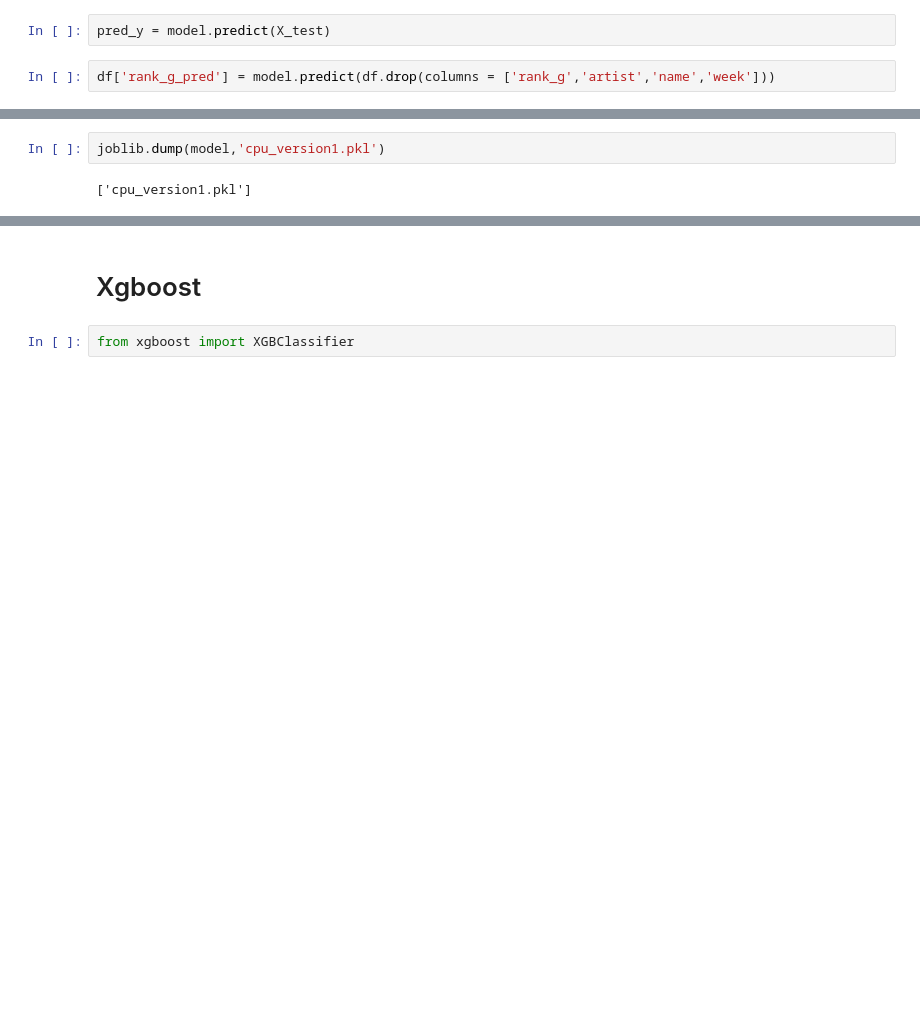
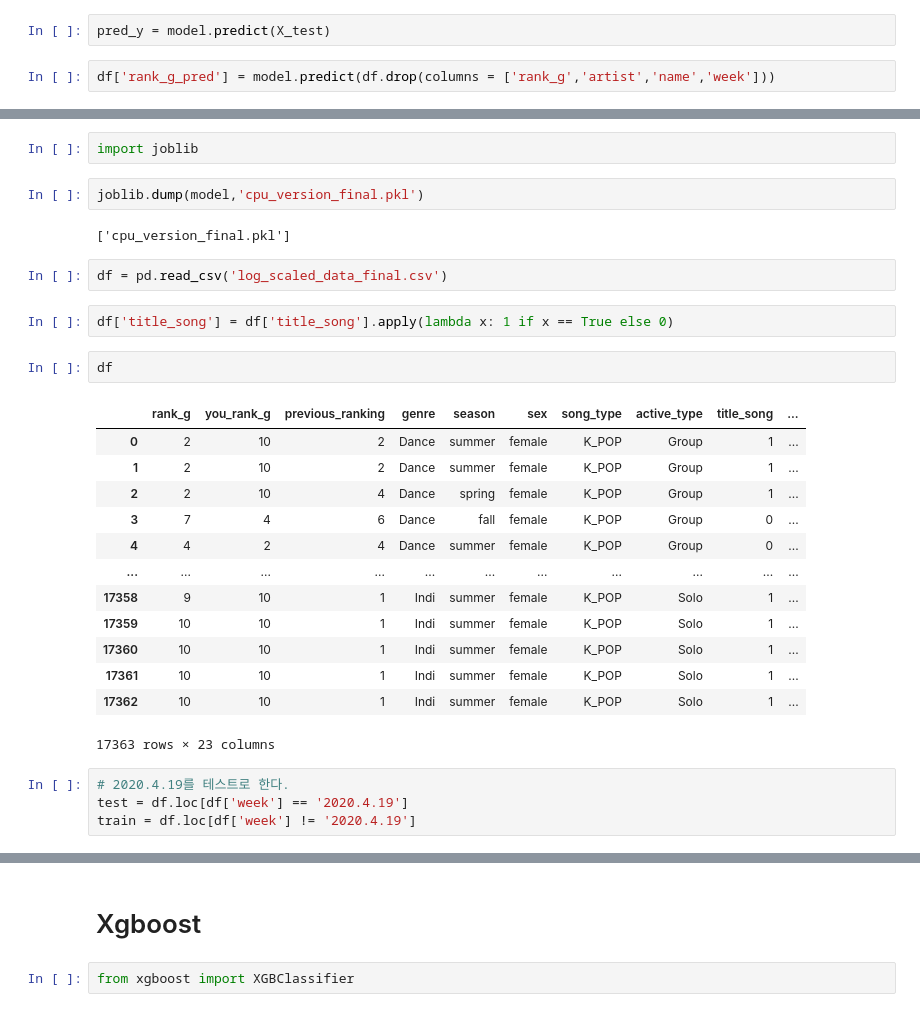
Before and after one commit to YooGunWook/1nurse4stat, a Jupyter notebook: code/model/모델링_최종.ipynb, the cells around one changed output, grey strips where cells are left out. Drawn from its saved outputs; the diff is of its cells as text; blank space fills up the shorter version.

```diff
--- a/code/model/모델링_최종.ipynb
+++ b/code/model/모델링_최종.ipynb
@@ -208,4 +358,30 @@ F1 : 0.725
+# %%
+import joblib
 # %%
-joblib.dump(model,'cpu_version1.pkl')
+joblib.dump(model,'cpu_version_final.pkl')
 # %% [output]
-['cpu_version1.pkl']
+['cpu_version_final.pkl']
+# %%
+df = pd.read_csv('log_scaled_data_final.csv')
+# %%
+df['title_song'] = df['title_song'].apply(lambda x: 1 if x == True else 0)
+# %%
+df
+# %% [output]
+|  | rank_g | you_rank_g | previous_ranking | genre | season | sex | song_type | active_type | title_song | ... |
+| 0 | 2 | 10 | 2 | Dance | summer | female | K_POP | Group | 1 | ... |
+| 1 | 2 | 10 | 2 | Dance | summer | female | K_POP | Group | 1 | ... |
+| 2 | 2 | 10 | 4 | Dance | spring | female | K_POP | Group | 1 | ... |
+| 3 | 7 | 4 | 6 | Dance | fall | female | K_POP | Group | 0 | ... |
+| 4 | 4 | 2 | 4 | Dance | summer | female | K_POP | Group | 0 | ... |
+| ... | ... | ... | ... | ... | ... | ... | ... | ... | ... | ... |
+| 17358 | 9 | 10 | 1 | Indi | summer | female | K_POP | Solo | 1 | ... |
+| 17359 | 10 | 10 | 1 | Indi | summer | female | K_POP | Solo | 1 | ... |
+| 17360 | 10 | 10 | 1 | Indi | summer | female | K_POP | Solo | 1 | ... |
+| 17361 | 10 | 10 | 1 | Indi | summer | female | K_POP | Solo | 1 | ... |
+| 17362 | 10 | 10 | 1 | Indi | summer | female | K_POP | Solo | 1 | ... |
+17363 rows × 23 columns
+# %%
+# 2020.4.19를 테스트로 한다.
+test = df.loc[df['week'] == '2020.4.19']
+train = df.loc[df['week'] != '2020.4.19']
```
Also changed, not shown: parts of 36 cells of this notebook.
